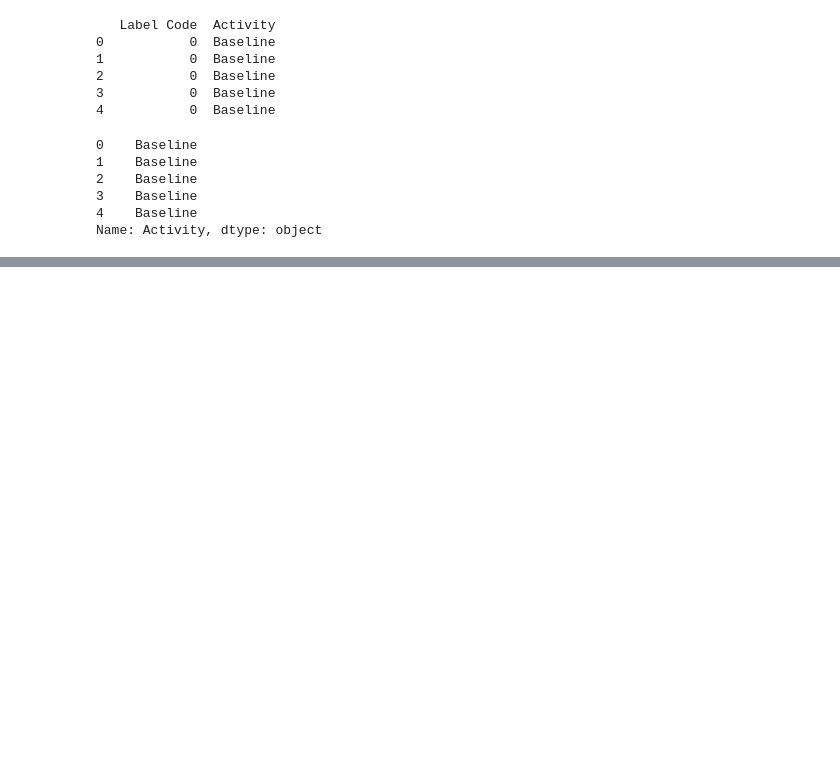
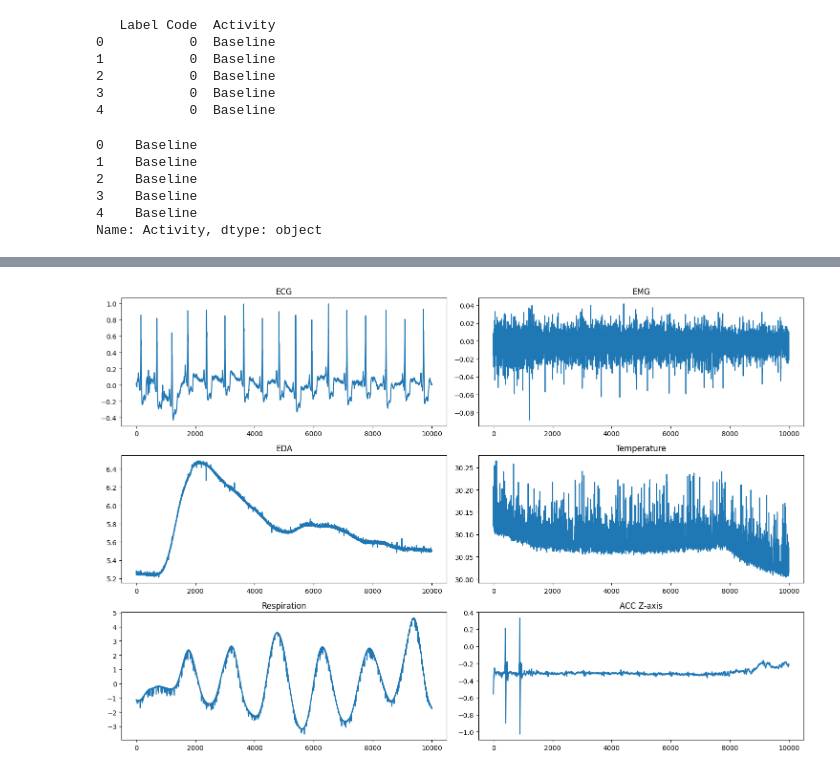
Before and after one commit to Jomoregie1/generative-health-models, a Jupyter notebook: notebooks/01_explore_wesad.ipynb, the cells around one changed output, grey strips where cells are left out. Cells and saved outputs as stored; diff of their text form; code cells hidden in the pictures; blank space fills up the shorter version.

```diff
--- a/notebooks/01_explore_wesad.ipynb
+++ b/notebooks/01_explore_wesad.ipynb
@@ -120,0 +144,28 @@ Name: Activity, dtype: object
+# %%
+# Sample a slice of the chest data (first 10,000 rows)
+sample = chest_df.iloc[:10000]
+
+fig, axs = plt.subplots(3, 2, figsize=(15, 10))
+
+axs[0, 0].plot(sample['ECG'])
+axs[0, 0].set_title("ECG")
+
+axs[0, 1].plot(sample['EMG'])
+axs[0, 1].set_title("EMG")
+
+axs[1, 0].plot(sample['EDA'])
+axs[1, 0].set_title("EDA")
+
+axs[1, 1].plot(sample['Temp'])
+axs[1, 1].set_title("Temperature")
+
+axs[2, 0].plot(sample['Resp'])
+axs[2, 0].set_title("Respiration")
+
+axs[2, 1].plot(sample['ACC_Z'])
+axs[2, 1].set_title("ACC Z-axis")
+
+plt.tight_layout()
+plt.show()
+# %% [output]
+[figure, added]
```
Also changed, not shown: parts of 10 cells of this notebook, 22 other files.
